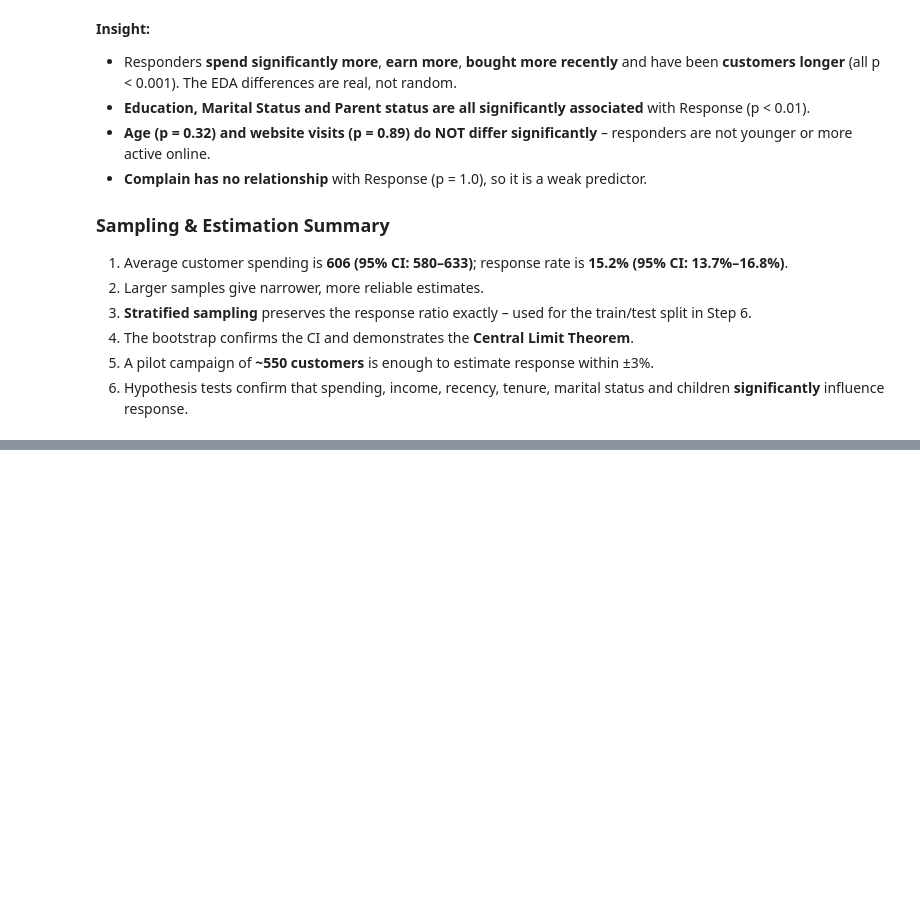
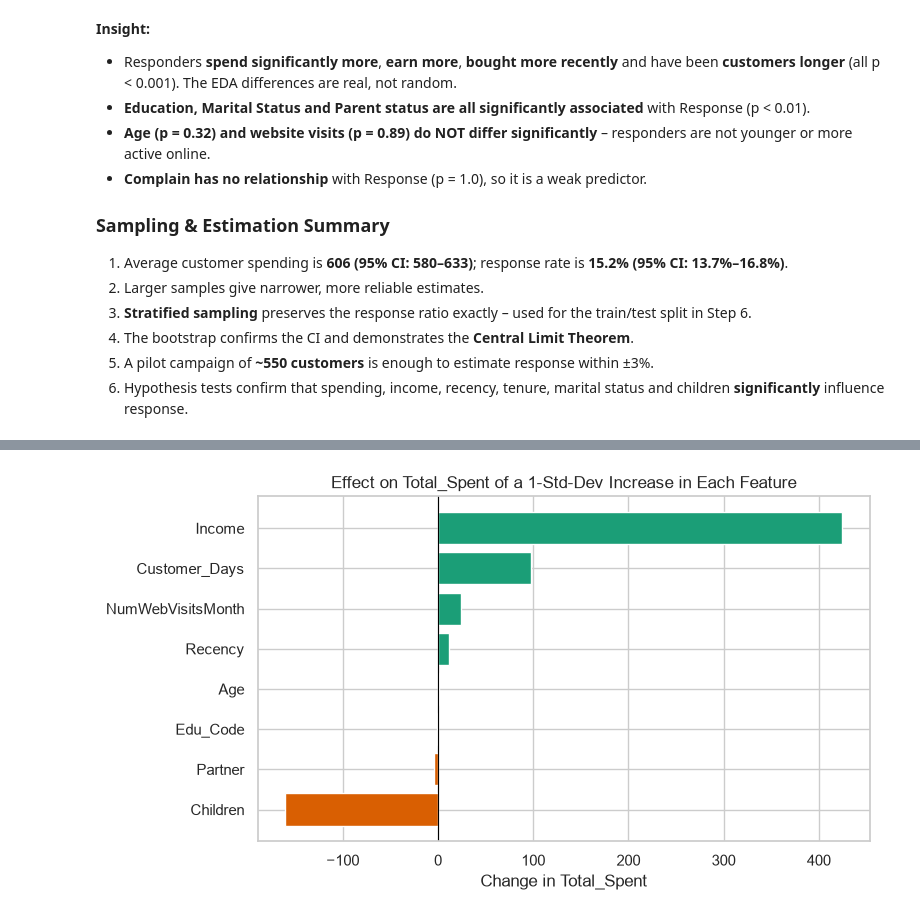
Before and after one commit to manasvigohil28/Customer-Segmentation-Campaign-Optimization, a Jupyter notebook: notebooks/analysis.ipynb, the cells around one changed output, grey strips where cells are left out. Drawn from its saved outputs; the diff is of its cells as text; code cells hidden in the pictures; blank space fills up the shorter version.

```diff
--- a/notebooks/analysis.ipynb
+++ b/notebooks/analysis.ipynb
@@ -552,0 +603,10 @@ pd.DataFrame(c_rows, columns=["Variable", "Chi-square", "df", "p-value", "Decisi
+# %%
+mlr = LinearRegression().fit(X_tr, y_tr)
+mlr_pred = mlr.predict(X_te)
+cv_r2 = cross_val_score(LinearRegression(), X_lr, y_lr, cv=5, scoring="r2")
+
+comparison = pd.DataFrame([reg_metrics(y_te, slr_pred), reg_metrics(y_te, mlr_pred)],
+                          index=["Simple LR (Income only)", "Multiple LR (8 features)"]).round(3)
+comparison["5-fold CV R² (mean)"] = [cross_val_score(LinearRegression(), X_lr[["Income"]], y_lr, cv=5, scoring="r2").mean().round(3),
+                                     cv_r2.mean().round(3)]
+comparison
@@ -552,0 +658,10 @@ pd.DataFrame(c_rows, columns=["Variable", "Chi-square", "df", "p-value", "Decisi
+# %%
+# Standardized coefficients: effect of a 1 standard-deviation change in each feature (comparable across features)
+std_coef = (pd.Series(mlr.coef_, index=utils.LINREG_FEATURES) * X_tr.std()).sort_values()
+plt.figure(figsize=(8, 4.5))
+plt.barh(std_coef.index, std_coef.values, color=["#d95f02" if v < 0 else "#1b9e77" for v in std_coef.values])
+plt.axvline(0, color="black", lw=0.8)
+plt.title("Effect on Total_Spent of a 1-Std-Dev Increase in Each Feature"); plt.xlabel("Change in Total_Spent")
+save("16_regression_coefficients"); plt.show()
+# %% [output]
+[figure, added]
```
Also changed, not shown: parts of 18 cells of this notebook, 4 other files.
